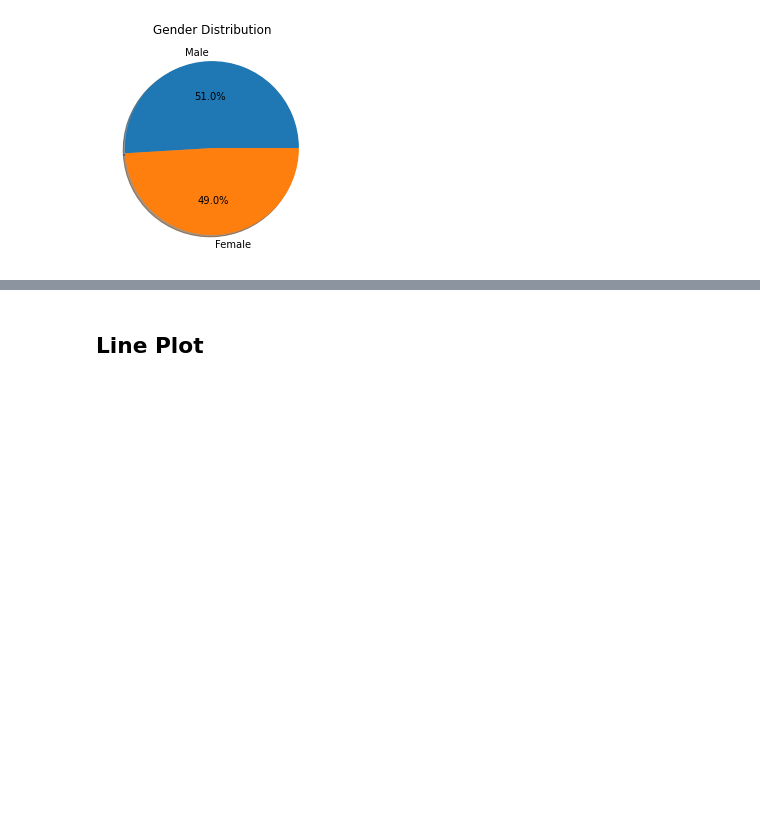
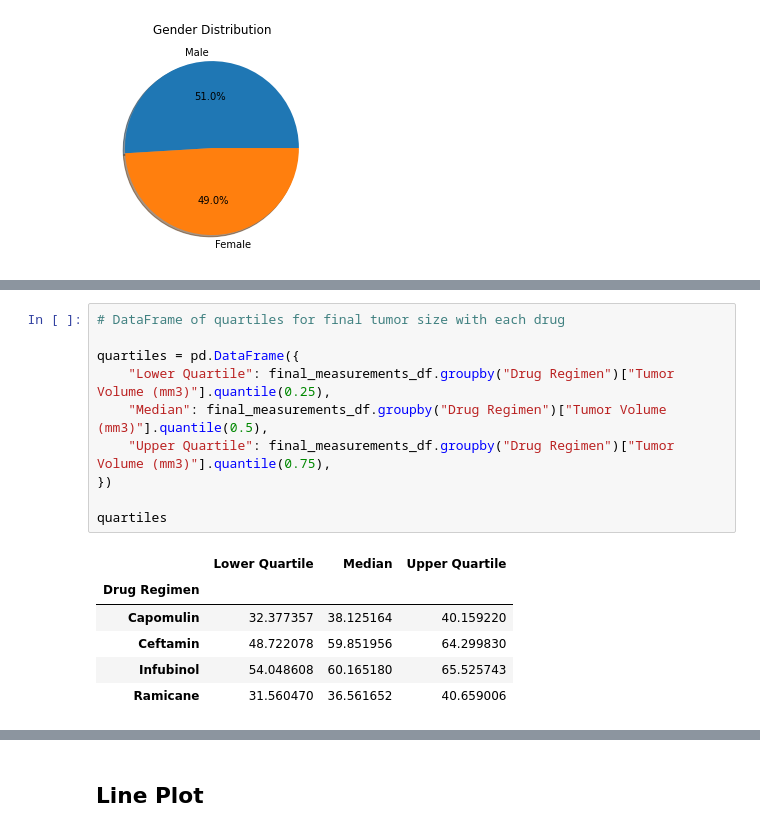
Before and after one commit to mjcarlson628/matplotlib-challenge, a Jupyter notebook: Pymaceuticals.ipynb, the cells around one changed output, grey strips where cells are left out. Saved outputs shown, nothing was run; the diff lists cells and outputs as text; blank space fills up the shorter version.

```diff
--- a/Pymaceuticals.ipynb
+++ b/Pymaceuticals.ipynb
@@ -229,0 +245,17 @@ plt.show()
+# %%
+# DataFrame of quartiles for final tumor size with each drug
+
+quartiles = pd.DataFrame({
+    "Lower Quartile": final_measurements_df.groupby("Drug Regimen")["Tumor Volume (mm3)"].quantile(0.25),
+    "Median": final_measurements_df.groupby("Drug Regimen")["Tumor Volume (mm3)"].quantile(0.5),
+    "Upper Quartile": final_measurements_df.groupby("Drug Regimen")["Tumor Volume (mm3)"].quantile(0.75),
+})
+
+quartiles
+# %% [output]
+|  | Lower Quartile | Median | Upper Quartile |
+| Drug Regimen |  |  |  |
+| Capomulin | 32.377357 | 38.125164 | 40.159220 |
+| Ceftamin | 48.722078 | 59.851956 | 64.299830 |
+| Infubinol | 54.048608 | 60.165180 | 65.525743 |
+| Ramicane | 31.560470 | 36.561652 | 40.659006 |
```
Also changed, not shown: parts of 14 cells of this notebook.
